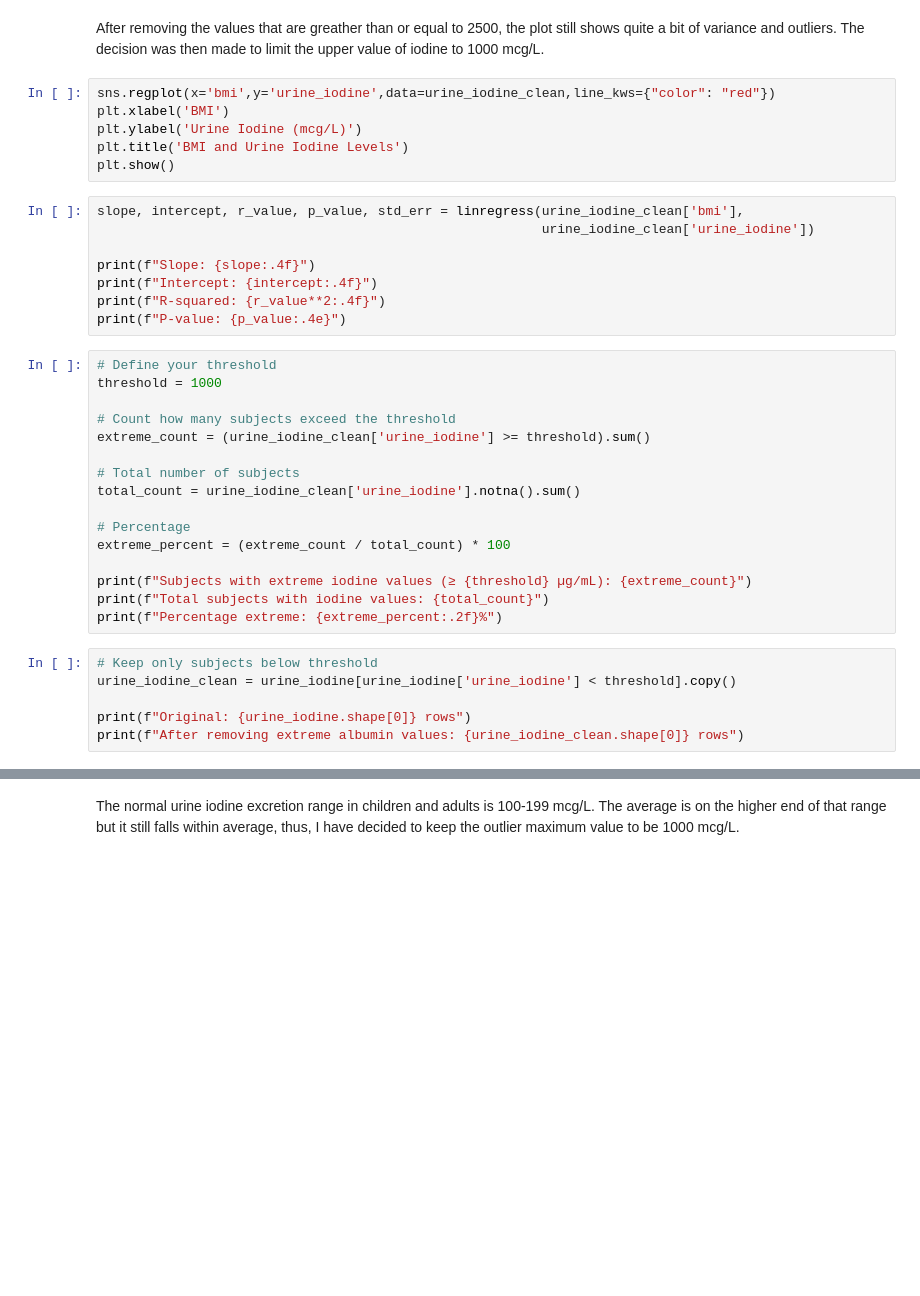
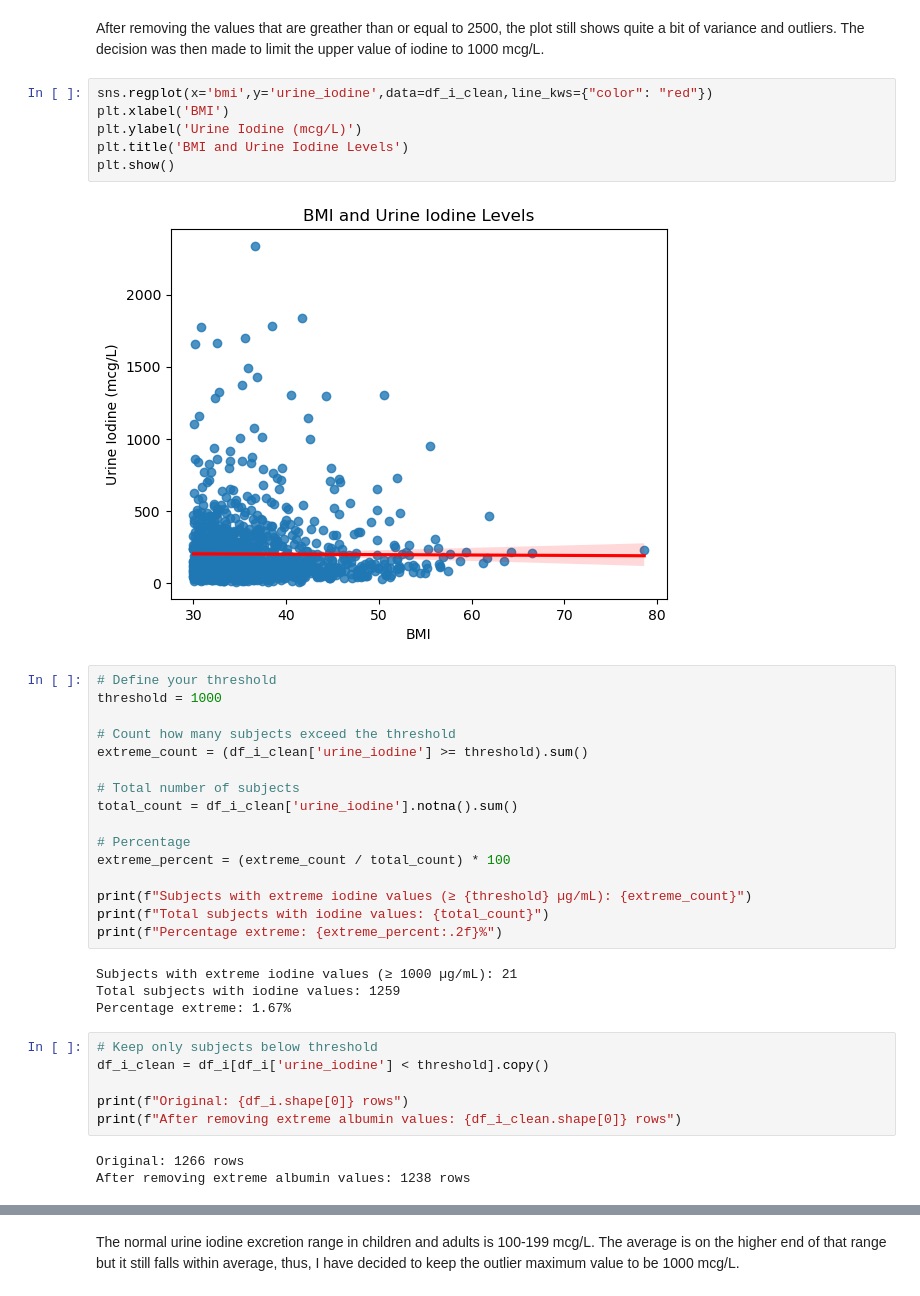
Before and after one commit to eudorach/portfolio_ds_projects, a Jupyter notebook: NHANES_analysis/sandbox_notebooks/analysis_sandbox/2.urine_data_analysis (obese).ipynb, the cells around one changed output, grey strips where cells are left out. Cells and saved outputs as stored; diff of their text form; blank space fills up the shorter version.

```diff
--- a/NHANES_analysis/sandbox_notebooks/analysis_sandbox/2.urine_data_analysis (obese).ipynb
+++ b/NHANES_analysis/sandbox_notebooks/analysis_sandbox/2.urine_data_analysis (obese).ipynb
@@ -731,28 +753,22 @@ plt.show()
 # %% [markdown]
 After removing the values that are greather than or equal to 2500, the plot still shows quite a bit of variance and outliers. The decision was then made to limit the upper value of iodine to 1000 mcg/L.
 # %%
-sns.regplot(x='bmi',y='urine_iodine',data=urine_iodine_clean,line_kws={"color": "red"})
+sns.regplot(x='bmi',y='urine_iodine',data=df_i_clean,line_kws={"color": "red"})
 plt.xlabel('BMI')
 plt.ylabel('Urine Iodine (mcg/L)')
 plt.title('BMI and Urine Iodine Levels')
 plt.show()
+# %% [output]
+[figure, added]
-# %%
-slope, intercept, r_value, p_value, std_err = linregress(urine_iodine_clean['bmi'],
-                                                         urine_iodine_clean['urine_iodine'])
-
-print(f"Slope: {slope:.4f}")
-print(f"Intercept: {intercept:.4f}")
-print(f"R-squared: {r_value**2:.4f}")
-print(f"P-value: {p_value:.4e}")
 # %%
 # Define your threshold
 threshold = 1000
 
 # Count how many subjects exceed the threshold
-extreme_count = (urine_iodine_clean['urine_iodine'] >= threshold).sum()
+extreme_count = (df_i_clean['urine_iodine'] >= threshold).sum()
 
 # Total number of subjects
-total_count = urine_iodine_clean['urine_iodine'].notna().sum()
+total_count = df_i_clean['urine_iodine'].notna().sum()
 
 # Percentage
 extreme_percent = (extreme_count / total_count) * 100
@@ -760,10 +776,17 @@ extreme_percent = (extreme_count / total_count) * 100
 print(f"Subjects with extreme iodine values (≥ {threshold} µg/mL): {extreme_count}")
 print(f"Total subjects with iodine values: {total_count}")
 print(f"Percentage extreme: {extreme_percent:.2f}%")
+# %% [output]
+Subjects with extreme iodine values (≥ 1000 µg/mL): 21
+Total subjects with iodine values: 1259
+Percentage extreme: 1.67%
 # %%
 # Keep only subjects below threshold
-urine_iodine_clean = urine_iodine[urine_iodine['urine_iodine'] < threshold].copy()
+df_i_clean = df_i[df_i['urine_iodine'] < threshold].copy()
 
-print(f"Original: {urine_iodine.shape[0]} rows")
-print(f"After removing extreme albumin values: {urine_iodine_clean.shape[0]} rows")
+print(f"Original: {df_i.shape[0]} rows")
+print(f"After removing extreme albumin values: {df_i_clean.shape[0]} rows")
+# %% [output]
+Original: 1266 rows
+After removing extreme albumin values: 1238 rows
 # %%
```
Also changed, not shown: parts of 88 cells of this notebook, 1 other file.
